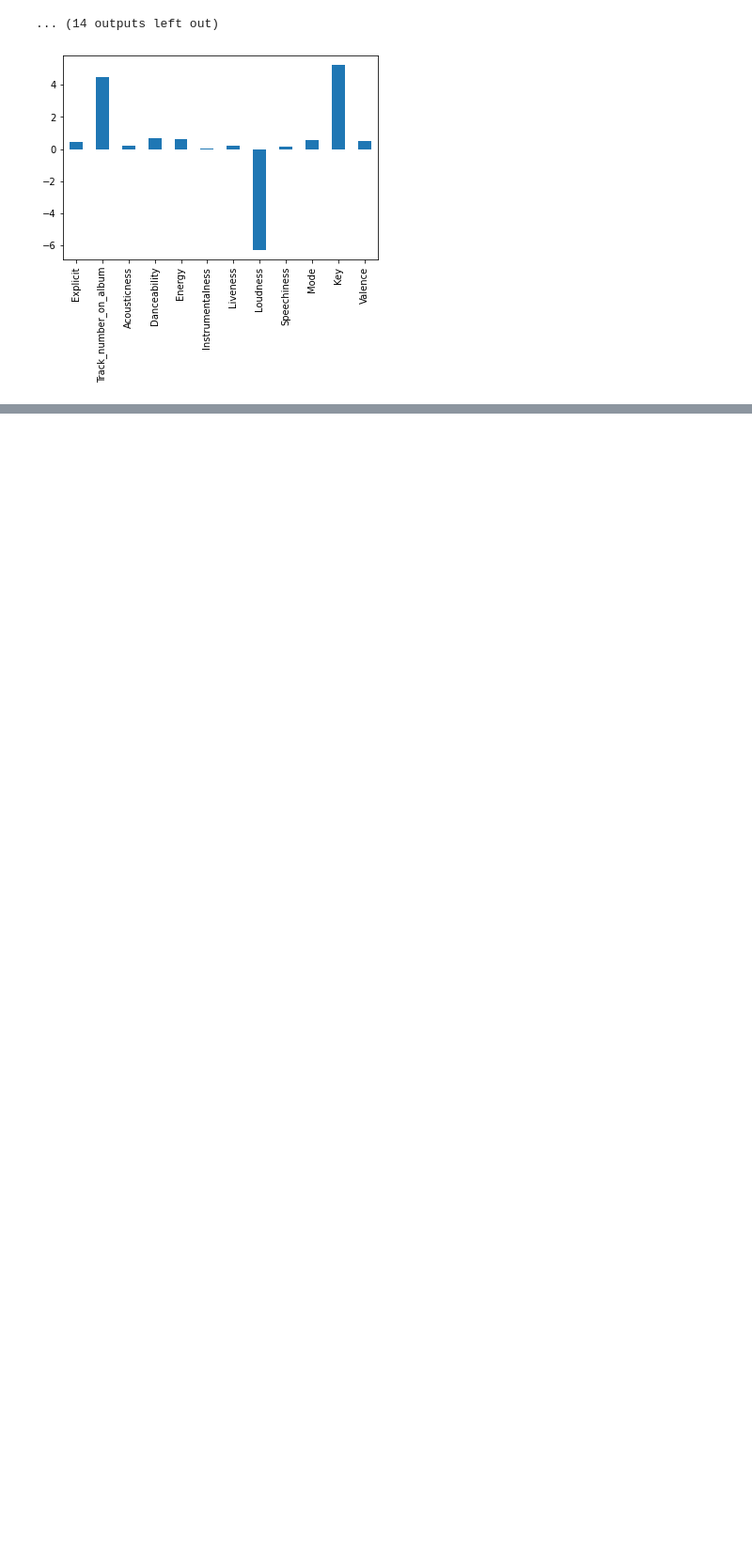
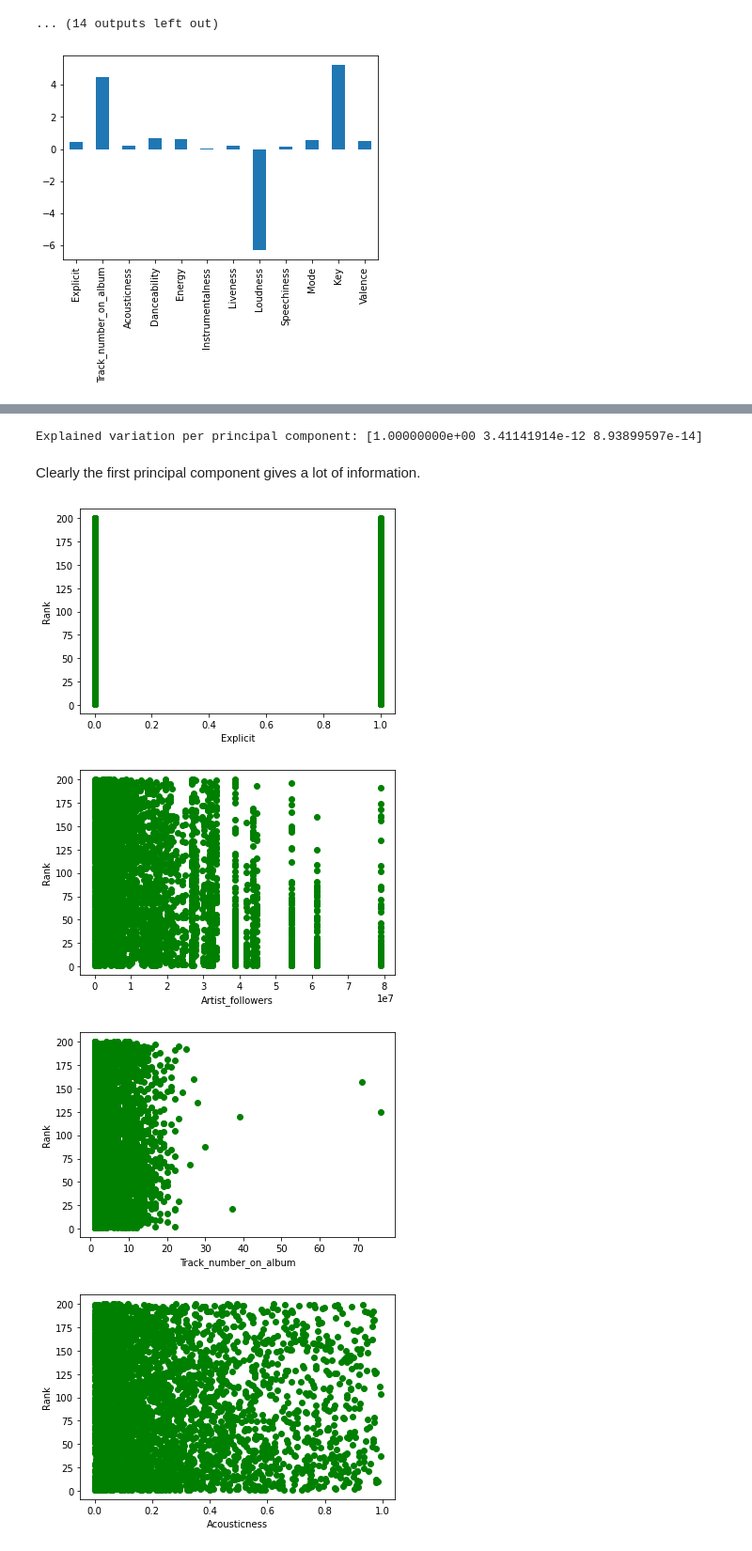
Before and after one commit to arora-ansh/HitPredictor-ML-Project, a Jupyter notebook: eda.ipynb, the cells around one changed output, grey strips where cells are left out. Shown at 94% size. Cells and saved outputs as stored; diff of their text form; code cells hidden in the pictures; blank space fills up the shorter version.

```diff
--- a/eda.ipynb
+++ b/eda.ipynb
@@ -98,0 +71,28 @@ data.head()
+# %%
+from sklearn.manifold import TSNE
+from sklearn.decomposition import PCA
+
+pca = PCA(n_components=3) # We take 3 principal components
+pca_result = pca.fit_transform(data[features].values)
+data['pca-one'] = pca_result[:,0]
+data['pca-two'] = pca_result[:,1]
+data['pca-three'] = pca_result[:,2]
+
+print('Explained variation per principal component: {}'.format(pca.explained_variance_ratio_))
+# %% [output]
+Explained variation per principal component: [1.00000000e+00 3.41141914e-12 8.93899597e-14]
+# %% [markdown]
+Clearly the first principal component gives a lot of information.
+# %%
+for f in features:
+    plt.figure()
+    plt.plot(data[f],data['Rank'],'go')
+    plt.xlabel(f"{f}")
+    plt.ylabel("Rank")
+    plt.savefig(f'plots/RankVs{f}.png')
+    plt.show()
+# %% [output]
+[figure, added]
+[figure, added]
+[figure, added]
+[figure, added]
```
Also changed, not shown: parts of 6 cells of this notebook, 27 other files.
